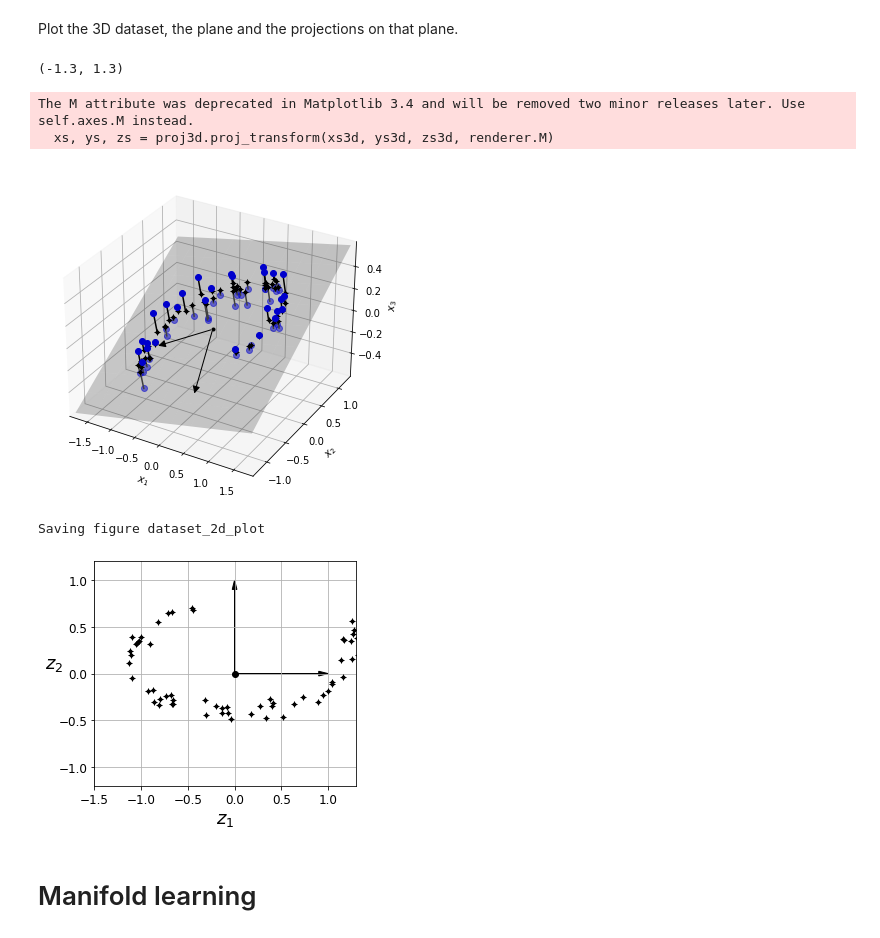
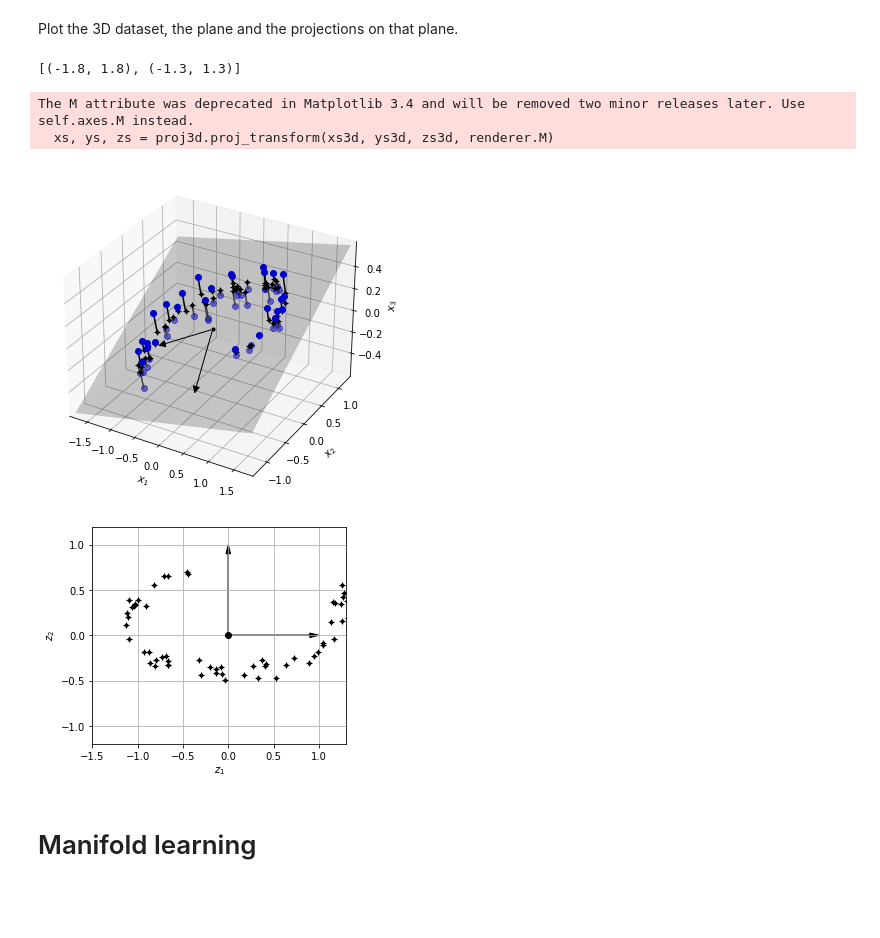
Before and after one commit to jy12060026ai/excss-stats, a Jupyter notebook: handson/08-dimensionality-reduction.ipynb, the cells around one changed output. Drawn from its saved outputs; the diff is of its cells as text; code cells hidden in the pictures; blank space fills up the shorter version.

```diff
--- a/handson/08-dimensionality-reduction.ipynb
+++ b/handson/08-dimensionality-reduction.ipynb
@@ -208,45 +208,42 @@ ax.plot(X3D_inv[:, 0], X3D_inv[:, 1], X3D_inv[:, 2], "k+")
 ax.plot(X3D_inv[:, 0], X3D_inv[:, 1], X3D_inv[:, 2], "k.")
 ax.plot(X3D_above[:, 0], X3D_above[:, 1], X3D_above[:, 2], "bo")
 ax.set(xlabel="$x_1$", ylabel="$x_2$", zlabel="$x_3$")
-ax.set_xlim(axes[0:2])
-ax.set_ylim(axes[2:4])
+ax.set(xlim=lims[0:2], ylim=lims[2:4])
 # %% [output]
-(-1.3, 1.3)
+[(-1.8, 1.8), (-1.3, 1.3)]
 The M attribute was deprecated in Matplotlib 3.4 and will be removed two minor releases later. Use self.axes.M instead.
   xs, ys, zs = proj3d.proj_transform(xs3d, ys3d, zs3d, renderer.M)
 [figure]
 # %%
 fig = plt.figure()
 ax = fig.add_subplot(111, aspect='equal')
 
 ax.plot(X2D[:, 0], X2D[:, 1], "k+")
 ax.plot(X2D[:, 0], X2D[:, 1], "k.")
 ax.plot([0], [0], "ko")
 ax.arrow(0,
          0,
          0,
          1,
          head_width=0.05,
          length_includes_head=True,
          head_length=0.1,
          fc='k',
          ec='k')
 ax.arrow(0,
          0,
          1,
          0,
          head_width=0.05,
          length_includes_head=True,
          head_length=0.1,
          fc='k',
          ec='k')
-ax.set_xlabel("$z_1$", fontsize='large')
-ax.set_ylabel("$z_2$", fontsize='large')
+ax.set(xlabel="$z_1$", ylabel="$z_2$")
 ax.axis([-1.5, 1.3, -1.2, 1.2])
 ax.grid(True)
 # %% [output]
-Saving figure dataset_2d_plot
-[figure, old version]
+[figure, new version]
 # %% [markdown]
 # Manifold learning
 # %%
```
Also changed, not shown: parts of 1 cell of this notebook, 3 other files.
